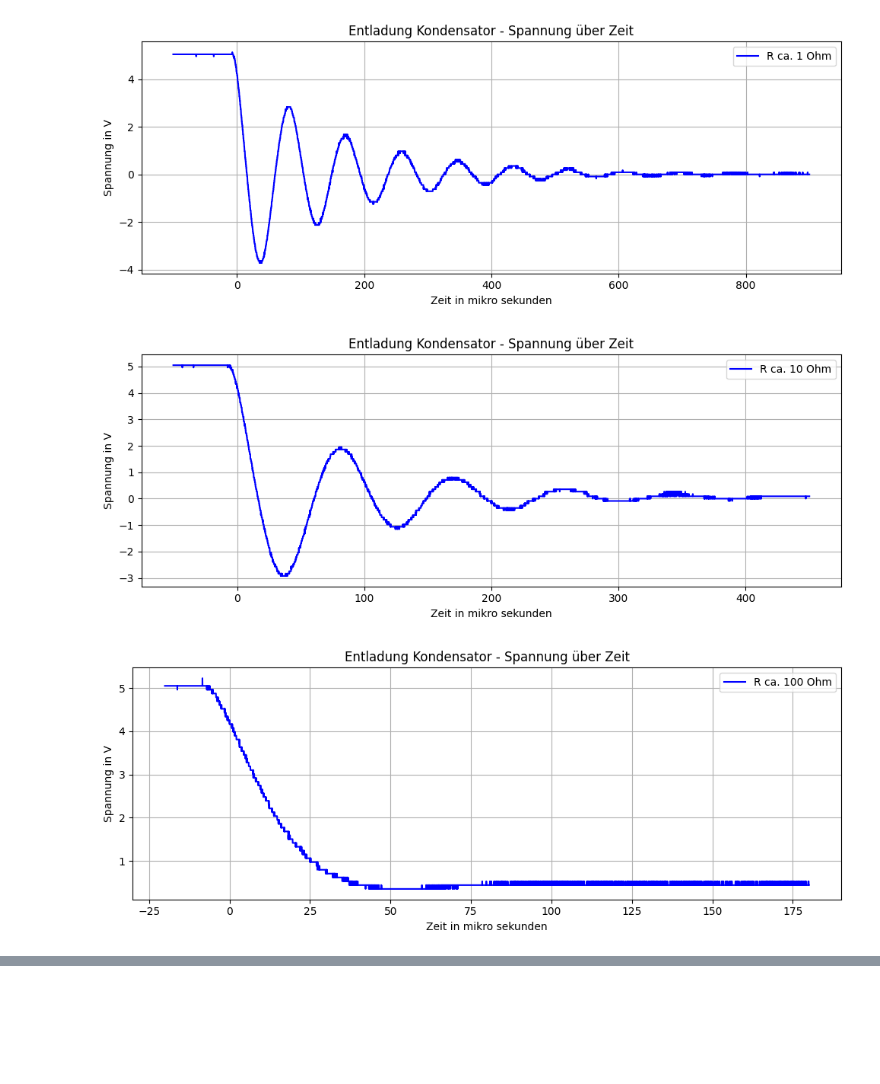
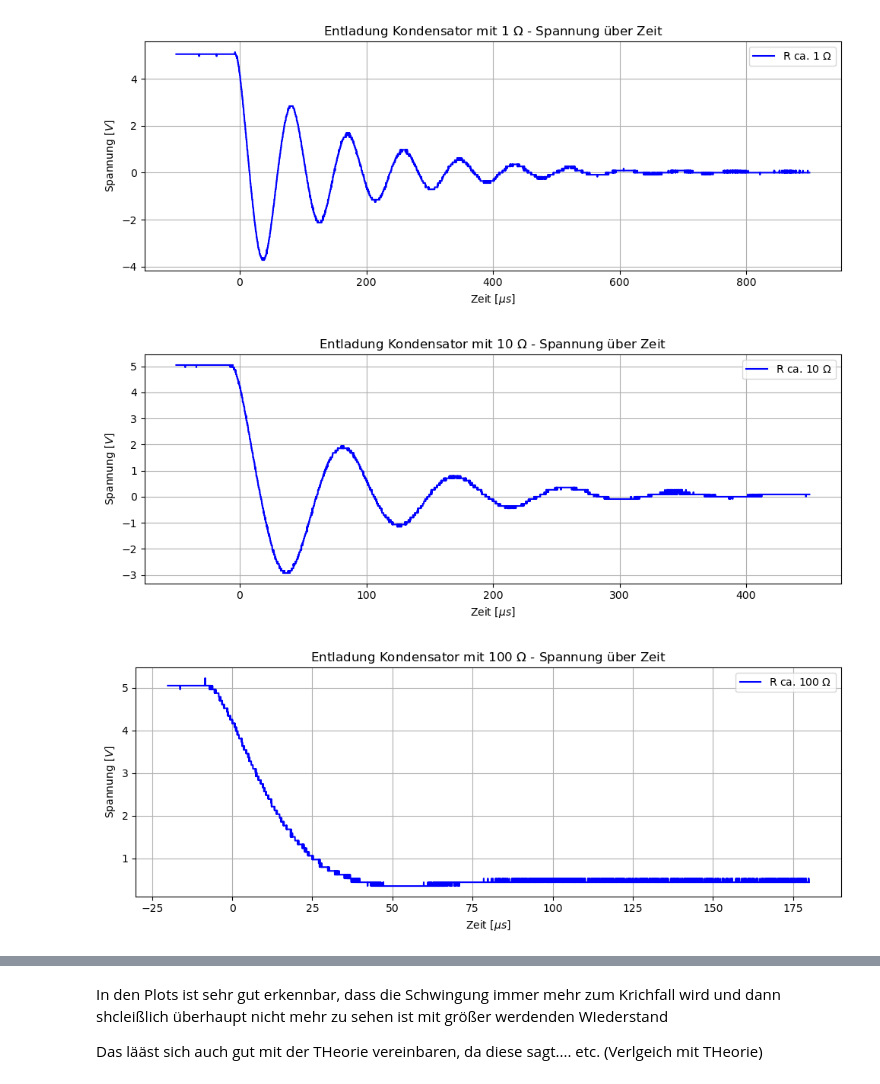
Before and after one commit to fynn-l-k/Grundpraktikum-1, a Jupyter notebook: GP2/Versuch_E13/Aufgabe_2.ipynb, the cells around one changed output, grey strips where cells are left out. Drawn from its saved outputs; the diff is of its cells as text; code cells hidden in the pictures; blank space fills up the shorter version.

```diff
--- a/GP2/Versuch_E13/Aufgabe_2.ipynb
+++ b/GP2/Versuch_E13/Aufgabe_2.ipynb
@@ -9,41 +23,44 @@ R = [1, 10, 100, 220, 1000]  # Widerstände in Ohm
 
 # CSV einlesen
 df_1 = pd.read_csv('Messwerte/Aufgabe2_1R.csv')
 df_2 = pd.read_csv('Messwerte/Aufgabe2_10R.csv')
 df_3 = pd.read_csv('Messwerte/Aufgabe2_100R.csv')
 for i, df in enumerate([df_1, df_2, df_3], start=1):
     time = df['Time']
     voltage = df['Channel A']
 
 
     # Plot für a_x
     plt.figure(figsize=(10, 4))
-    plt.plot(df['Time'], df['Channel A'], label=f"R ca. {R[i-1]} Ohm", color="blue")
-    plt.xlabel("Zeit in mikro sekunden")
-    plt.ylabel("Spannung in V")
-    plt.title("Entladung Kondensator - Spannung über Zeit")
+    plt.plot(df['Time'], df['Channel A'], label=f"R ca. {R[i-1]} $\\Omega$", color="blue")
+    plt.xlabel("Zeit [$µs$]")
+    plt.ylabel("Spannung [$V$]")
+    #plt.title("Entladung Kondensator - Spannung über Zeit")
+    plt.title(f"Entladung Kondensator mit {R[i-1]} $\\Omega$ - Spannung über Zeit")
     plt.grid(True)
     plt.legend()
     plt.tight_layout()
     plt.show()
 
 df_4 = pd.read_csv('Messwerte/Aufgabe2_220R.csv')
 df_5 = pd.read_csv('Messwerte/Aufgabe2_1000R.csv')
 for i, df in enumerate([df_4, df_5], start=4):
     time = df['Time']
     voltage = df['Channel A']
 
     # Plot für a_x
     plt.figure(figsize=(10, 4))
-    plt.plot(df['Time'], df['Channel A'], label=f"R ca. {R[i-1]} Ohm", color="blue")
-    plt.xlabel("Zeit in milli sekunden")
-    plt.ylabel("Spannung in V")
-    plt.title("Entladung Kondensator - Spannung über Zeit")
+    plt.plot(df['Time'], df['Channel A'], label=f"R ca. {R[i-1]} $\\Omega$", color="blue")
+    plt.xlabel("Zeit [ms]")
+    plt.ylabel("Spannung [$V$]")
+    plt.title(f"Entladung Kondensator mit {R[i-1]} $\\Omega$ - Spannung über Zeit")
     plt.grid(True)
     plt.legend()
     plt.tight_layout()
     plt.show()
+
+# Berehcnung der Impendanz und Phasenverschiebung
 # %% [output]
-[figure, old version]
+[figure, new version]
-[figure, old version]
+[figure, new version]
-[figure, old version]
+[figure, new version]
@@ -51,0 +69,4 @@ for i, df in enumerate([df_4, df_5], start=4):
+# %% [markdown]
+In den Plots ist sehr gut erkennbar, dass die Schwingung immer mehr zum Krichfall wird und dann shcleißlich überhaupt nicht mehr zu sehen ist mit größer werdenden WIederstand
+
+Das lääst sich auch gut mit der THeorie vereinbaren, da diese sagt.... etc. (Verlgeich mit THeorie)
```
Also changed, not shown: parts of 2 cells of this notebook.
